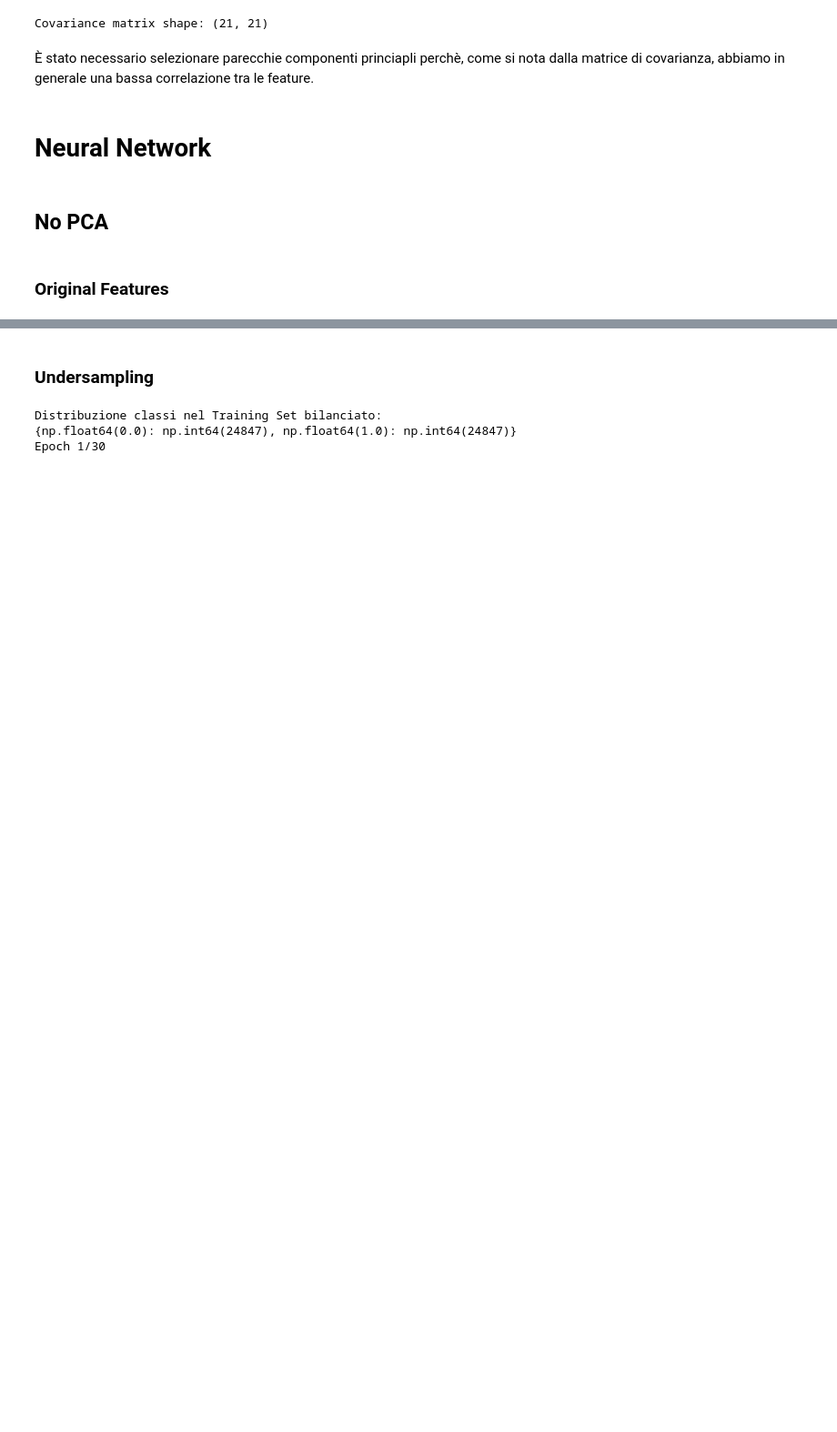
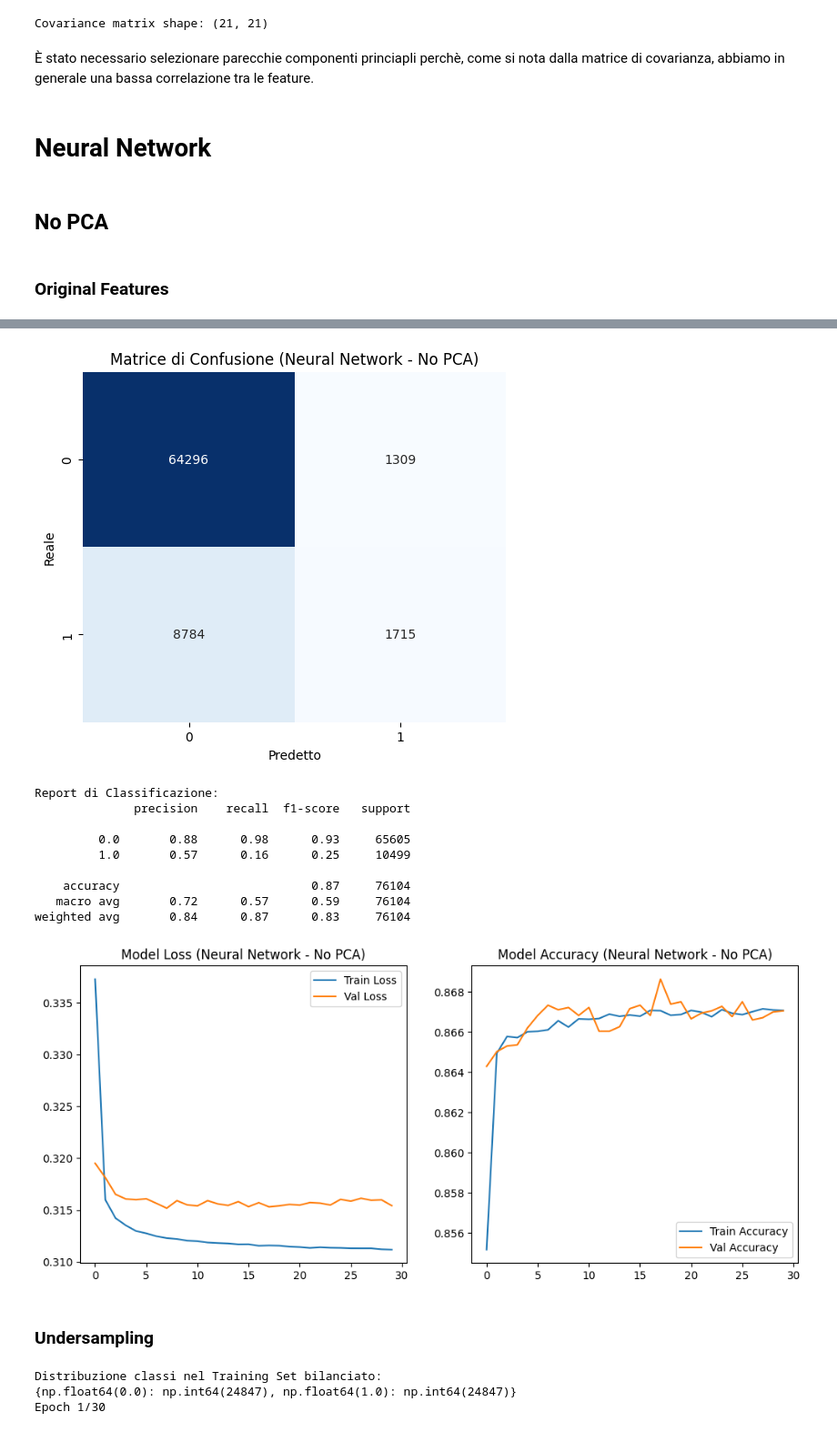
Before and after one commit to mbroglio/ML_25_26, a Jupyter notebook: ML_Project.ipynb, the cells around one changed output, grey strips where cells are left out. Shown at 91% size. Cells and saved outputs as stored; diff of their text form; code cells hidden in the pictures; blank space fills up the shorter version.

```diff
--- a/ML_Project.ipynb
+++ b/ML_Project.ipynb
@@ -302,7 +304,9 @@ X = scaled_data
 y = df["Diabetes_binary"].values
 
 # Split in Train e Test
-X_train, X_test, y_train, y_test = train_test_split(X, y, test_size=0.3, random_state=42)
+X_train, X_test, y_train, y_test = train_test_split(
+    X, y, test_size=0.3, random_state=42
+)
 # %% [markdown]
 ### Original Features
 # %%
@@ -320,5 +324,5 @@ model.compile(loss="binary_crossentropy", optimizer="adam", metrics=["accuracy"]
 model.summary()
 
 # 4. Addestramento
-history = model.fit(X_train, y_train, epochs=30, batch_size=64, verbose=1)
+history = model.fit(X_train, y_train, epochs=30, batch_size=64, verbose=1, validation_split=0.1)
 # %% [output]
@@ -356,3 +357,6 @@ Model: "sequential"
 # %%
 # 5. Valutazione
-evaluate_and_plot(model, X_test, y_test, history, title_suffix="Neural Network - No PCA")
+evaluate_and_plot(
+    model, X_test, y_test, history, title_suffix="Neural Network - No PCA"
+)
+# %% [output]
@@ -359,3 +365,14 @@ evaluate_and_plot(model, X_test, y_test, history, title_suffix="Neural Network -
+[figure, added]
+Report di Classificazione:
+              precision    recall  f1-score   support
+
+         0.0       0.88      0.98      0.93     65605
+         1.0       0.57      0.16      0.25     10499
+
+    accuracy                           0.87     76104
+   macro avg       0.72      0.57      0.59     76104
+weighted avg       0.84      0.87      0.83     76104
+[figure, added]
 # %% [markdown]
 ### Undersampling
 # %%
```
Also changed, not shown: parts of 19 cells of this notebook.
